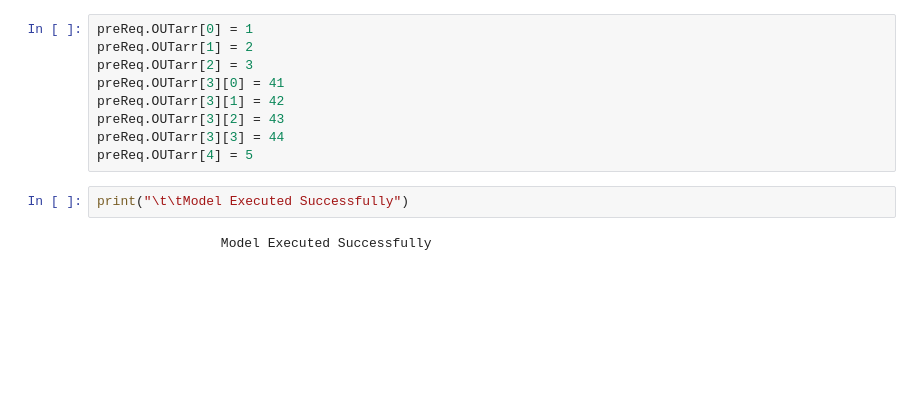
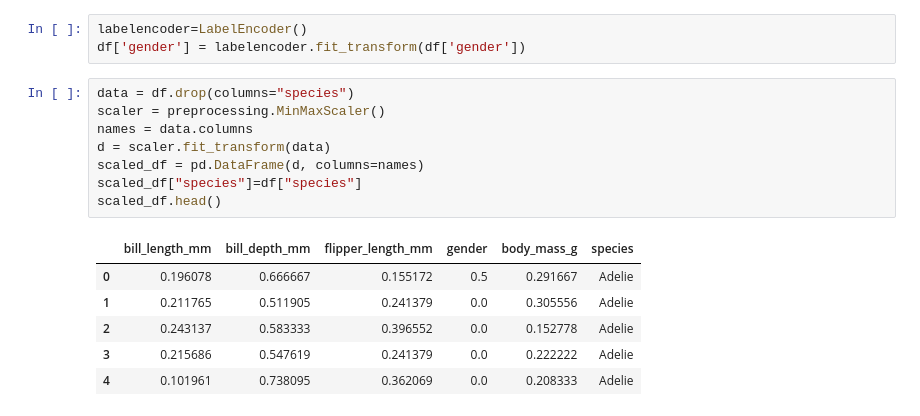
Before and after one commit to AhmedNasser1601/Penguins-Classifier, a Jupyter notebook: Model.ipynb, the cells around one changed output. Saved outputs shown, nothing was run; the diff lists cells and outputs as text; blank space fills up the shorter version.

```diff
--- a/Model.ipynb
+++ b/Model.ipynb
@@ -31,13 +21,18 @@ print(preReq.INarr)
-# %%
-preReq.OUTarr[0] = 1
-preReq.OUTarr[1] = 2
-preReq.OUTarr[2] = 3
-preReq.OUTarr[3][0] = 41
-preReq.OUTarr[3][1] = 42
-preReq.OUTarr[3][2] = 43
-preReq.OUTarr[3][3] = 44
-preReq.OUTarr[4] = 5
-# %%
-print("\t\tModel Executed Successfully")
-# %% [output]
-                Model Executed Successfully
+# %%
+labelencoder=LabelEncoder()
+df['gender'] = labelencoder.fit_transform(df['gender'])
+# %%
+data = df.drop(columns="species")
+scaler = preprocessing.MinMaxScaler()
+names = data.columns
+d = scaler.fit_transform(data)
+scaled_df = pd.DataFrame(d, columns=names)
+scaled_df["species"]=df["species"]
+scaled_df.head()
+# %% [output]
+|  | bill_length_mm | bill_depth_mm | flipper_length_mm | gender | body_mass_g | species |
+| 0 | 0.196078 | 0.666667 | 0.155172 | 0.5 | 0.291667 | Adelie |
+| 1 | 0.211765 | 0.511905 | 0.241379 | 0.0 | 0.305556 | Adelie |
+| 2 | 0.243137 | 0.583333 | 0.396552 | 0.0 | 0.152778 | Adelie |
+| 3 | 0.215686 | 0.547619 | 0.241379 | 0.0 | 0.222222 | Adelie |
+| 4 | 0.101961 | 0.738095 | 0.362069 | 0.0 | 0.208333 | Adelie |
```
Also changed, not shown: parts of 11 cells of this notebook.
